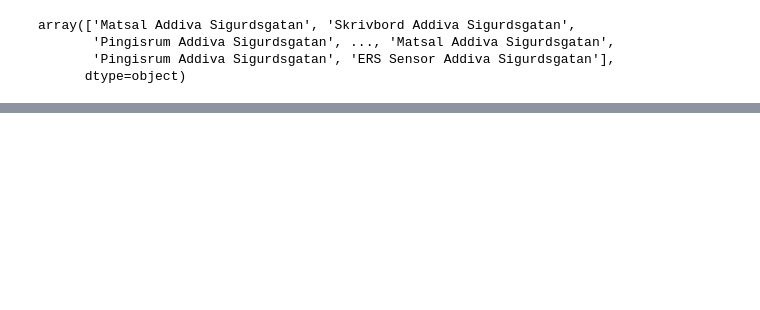
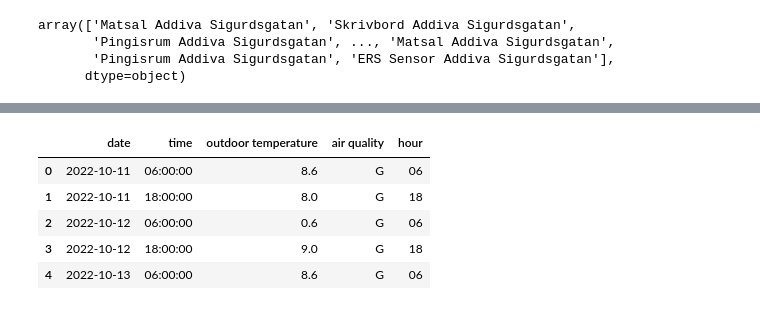
Before and after one commit to Ahmad223455322/AI_demo, a Jupyter notebook: Robert/csv_add_done_and_sensordata.ipynb, the cells around one changed output, grey strips where cells are left out. Saved outputs shown, nothing was run; the diff lists cells and outputs as text; code cells hidden in the pictures; blank space fills up the shorter version.

```diff
--- a/Robert/csv_add_done_and_sensordata.ipynb
+++ b/Robert/csv_add_done_and_sensordata.ipynb
@@ -100,0 +130,12 @@ df_sensor.to_csv("latest_sensordata.csv", sep=',', encoding='utf-8')
+# %%
+df_outdoor['hour'] = df_outdoor['time']
+
+df_outdoor["hour"] = df_outdoor["hour"].str[:-6]
+df_outdoor.head()
+# %% [output]
+|  | date | time | outdoor temperature | air quality | hour |
+| 0 | 2022-10-11 | 06:00:00 | 8.6 | G | 06 |
+| 1 | 2022-10-11 | 18:00:00 | 8.0 | G | 18 |
+| 2 | 2022-10-12 | 06:00:00 | 0.6 | G | 06 |
+| 3 | 2022-10-12 | 18:00:00 | 9.0 | G | 18 |
+| 4 | 2022-10-13 | 06:00:00 | 8.6 | G | 06 |
```
Also changed, not shown: parts of 9 cells of this notebook, 4 other files.
